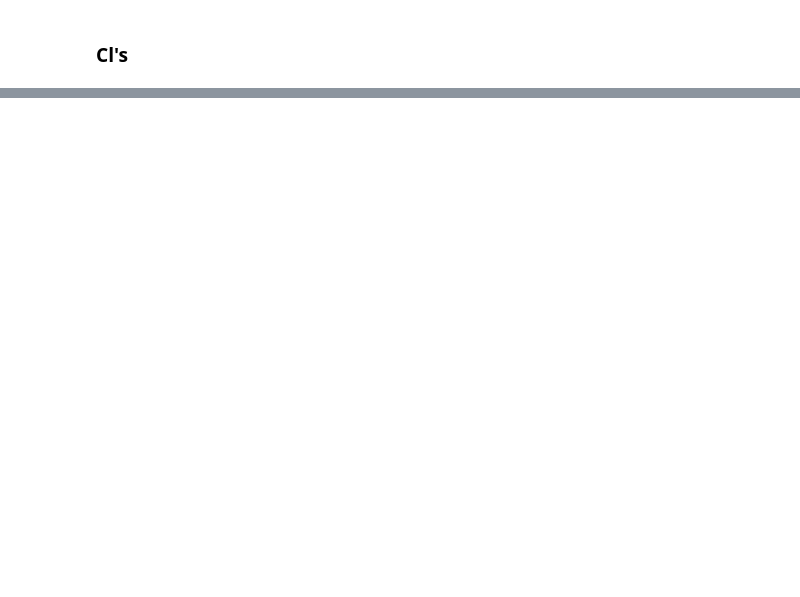
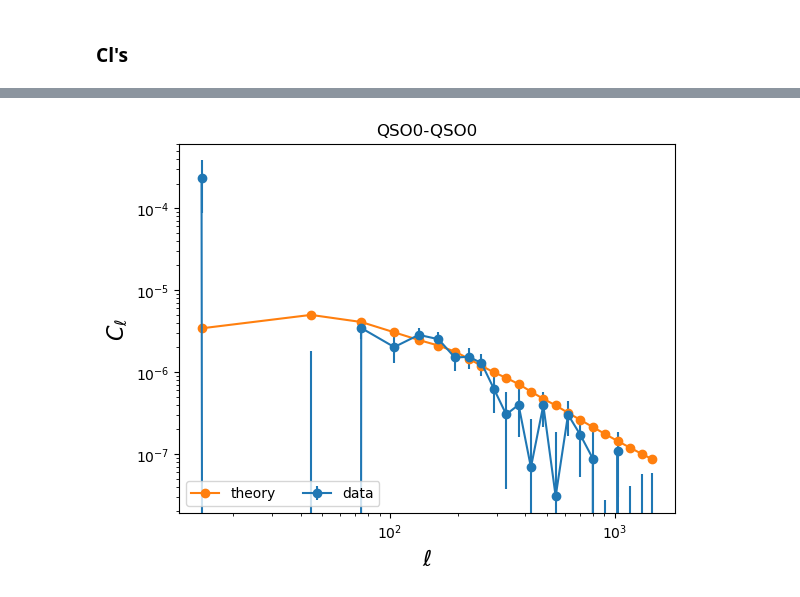
Before and after one commit to Cosmotheka/Cosmoteka_tutorials, a Jupyter notebook: tutorials/eBOSS.ipynb, the cells around one changed output, grey strips where cells are left out. Cells and saved outputs as stored; diff of their text form; code cells hidden in the pictures; blank space fills up the shorter version.

```diff
--- a/tutorials/eBOSS.ipynb
+++ b/tutorials/eBOSS.ipynb
@@ -173,0 +135,5 @@ LRGt = ccl.NumberCountsTracer(cosmo, has_rsd=False, dndz=(LRG_z, LRG_dNdz), bias
+# %%
+err_QSO0_QSO0 = np.sqrt(np.diag(cov_QSO0_QSO0_QSO0_QSO0))
+err_QSO1_QSO1 = np.sqrt(np.diag(cov_QSO1_QSO1_QSO1_QSO1))
+err_LRG_LRG = np.sqrt(np.diag(cov_LRG_LRG_LRG_LRG))
+err_ELG_ELG = np.sqrt(np.diag(cov_ELG_ELG_ELG_ELG))
@@ -173,0 +142,31 @@ LRGt = ccl.NumberCountsTracer(cosmo, has_rsd=False, dndz=(LRG_z, LRG_dNdz), bias
+# %%
+cosmo = ccl.Cosmology(Omega_c=0.27, Omega_b=0.049, h=0.67, sigma8=0.81, n_s=0.96)
+
+QSO_0_nz = QSO_0.get_nz()
+QSO_1_nz = QSO_1.get_nz()
+LRG_nz = LRG.get_nz()
+ELG_nz = ELG.get_nz()
+
+QSO_0_z = QSO_0_nz[0]
+QSO_0_dNdz = QSO_0_nz[1]
+QSO_1_z = QSO_1_nz[0]
+QSO_1_dNdz = QSO_1_nz[1]
+LRG_z = LRG_nz[0]
+LRG_dNdz = LRG_nz[1]
+ELG_z = ELG_nz[0]
+ELG_dNdz = ELG_nz[1]
+
+b_QSO_0 = data.data["tracers"]["SDSS__QSO0"]["bias"]*np.ones(len(QSO_0_z))
+b_QSO_1 = data.data["tracers"]["SDSS__QSO1"]["bias"]*np.ones(len(QSO_1_z))
+b_LRG = data.data["tracers"]["SDSS__LRG"]["bias"]*np.ones(len(LRG_z))
+b_ELG = data.data["tracers"]["SDSS__ELG"]["bias"]*np.ones(len(ELG_z))
+
+tracer_QSO0 = ccl.NumberCountsTracer(cosmo, has_rsd=False, dndz=(QSO_0_z, QSO_0_dNdz), bias=(QSO_0_z, b_QSO_0))
+tracer_QSO1 = ccl.NumberCountsTracer(cosmo, has_rsd=False, dndz=(QSO_1_z, QSO_1_dNdz), bias=(QSO_1_z, b_QSO_1))
+tracer_LRG = ccl.NumberCountsTracer(cosmo, has_rsd=False, dndz=(LRG_z, LRG_dNdz), bias=(LRG_z, b_LRG))
+tracer_ELG = ccl.NumberCountsTracer(cosmo, has_rsd=False, dndz=(ELG_z, ELG_dNdz), bias=(ELG_z, b_ELG))
+
+clt_QSO0_QSO0 = ccl.angular_cl(cosmo, tracer_QSO0, tracer_QSO0, cl_QSO0_QSO0[0])
+clt_QSO1_QSO1 = ccl.angular_cl(cosmo, tracer_QSO1, tracer_QSO1, cl_QSO1_QSO1[0])
+clt_LRG_LRG = ccl.angular_cl(cosmo, tracer_LRG, tracer_LRG, cl_LRG_LRG[0])
+clt_ELG_ELG = ccl.angular_cl(cosmo, tracer_ELG, tracer_ELG, cl_ELG_ELG[0])
@@ -224,11 +194,13 @@ LRG_nl = LRG_w.decouple_cell(LRG_nl_c)
 # %%
-plt.plot(ell_arr, QSO_cl_00[0]-QSO_nl_00[0], 'o-', label='data')
-plt.plot(ell_arr, QSOt_cl_00, 'o-', label='theory')
-plt.title('Quasars density angular NGC 00')
+plt.errorbar(cl_QSO0_QSO0[0], cl_QSO0_QSO0[1][0], yerr=err_QSO0_QSO0, fmt='o-', label='data')
+plt.plot(cl_QSO0_QSO0[0], clt_QSO0_QSO0, 'o-', label='theory')
+plt.title('QSO0-QSO0')
 plt.xlabel('$\\ell$', fontsize=16)
 plt.ylabel('$C_\\ell$', fontsize=16)
 plt.legend(loc='lower left', ncol=2, labelspacing=0.1)
 plt.xscale("log")
 plt.yscale("log")
 plt.show()
+# %% [output]
+[figure, added]
 # %%
```
Also changed, not shown: parts of 47 cells of this notebook, 2 other files.
